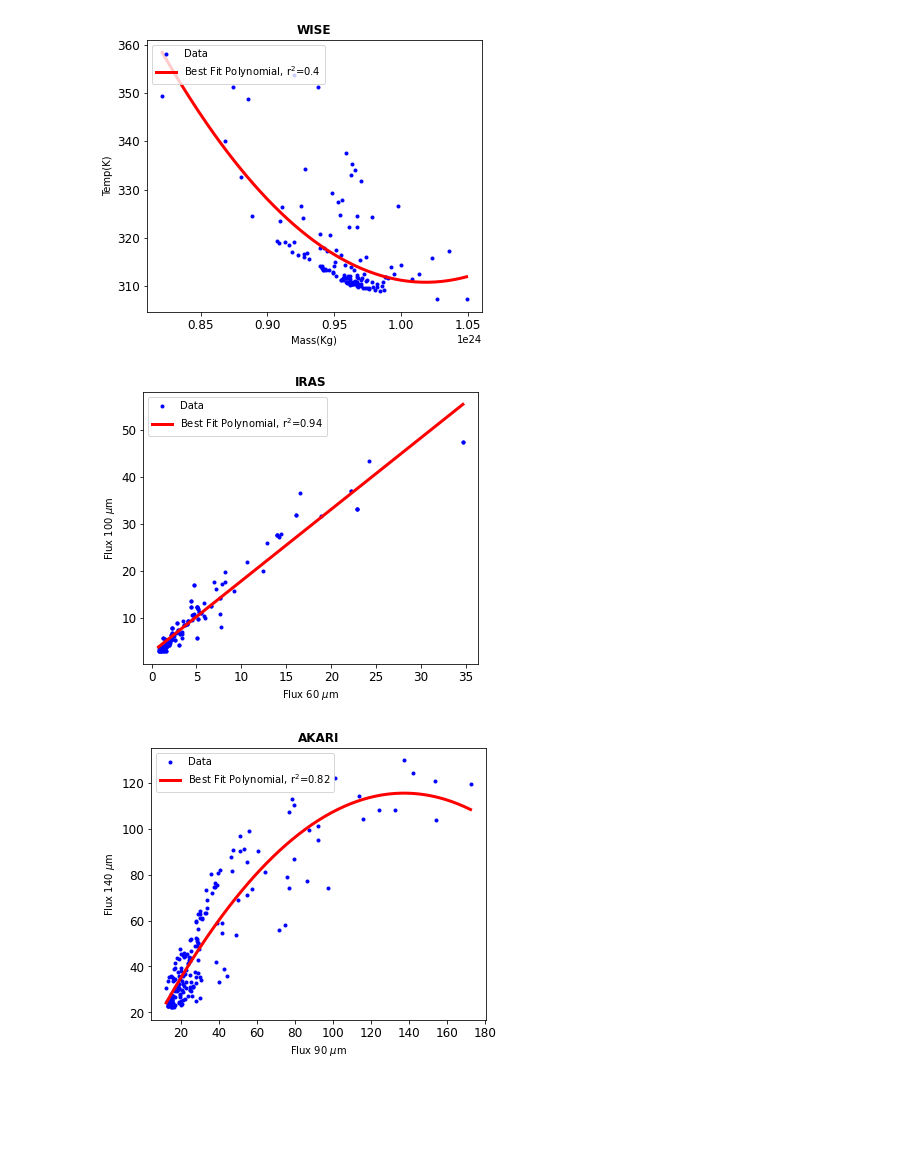
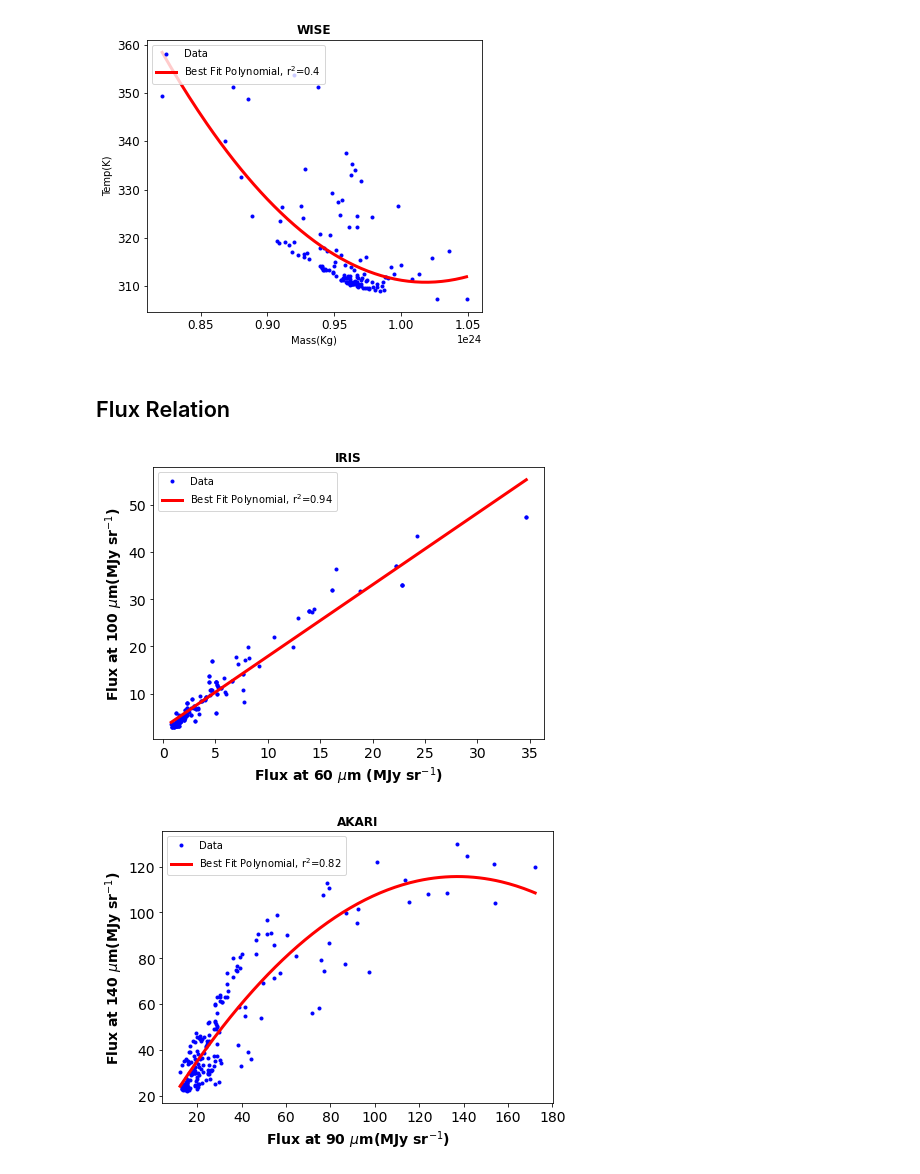
Before and after one commit to zovelsanj/MajorProjectBSc, a Jupyter notebook: codes/Cavity-profile.ipynb, the cells around one changed output. Saved outputs shown, nothing was run; the diff lists cells and outputs as text; code cells hidden in the pictures; blank space fills up the shorter version.

```diff
--- a/codes/Cavity-profile.ipynb
+++ b/codes/Cavity-profile.ipynb
@@ -151,5 +186,5 @@ data_akari
 # %%
-Temp = -96/(np.log((data_iras.F60/data_iras.F100)*0.6**5))
-data_iras['Temp'] = Temp
+Temp1 = -96/(np.log((data_iras.F60/data_iras.F100)*0.6**5))
+data_iras['Temp'] = Temp1
 data_iras
 # %% [output]
@@ -169,5 +204,5 @@ data_iras
 # %%
-Temp = -545.13/(np.log((data_wise.F12/data_wise.F22)*0.55**5))
-data_wise['Temp'] = Temp
+Temp1 = -545.13/(np.log((data_wise.F12/data_wise.F22)*0.6**5))
+data_wise['Temp'] = Temp1
 data_wise
 # %% [output]
@@ -451,7 +494,7 @@ gaussian(data_wise.Temp, num_bins)
 # %% [markdown]
 ## DISTANCE CALCULATION BY PARALLAX METHOD
 # %%
-df = pd.read_csv(data_files[2])
+df = pd.read_csv(data_files[0])
 df
 # len(df.parallax)
 # plt.hist(df.parallax)
@@ -800,20 +1017,19 @@ MJiris, MJakari, MJwise
 from sklearn.metrics import r2_score
 from sklearn import linear_model
 # %%
-def polyfit(x, y, xLabel, yLabel, title="IRAS", degree=1):
-    plt.figure(figsize = [6,5])
-    fontsize = 12
+def polyfit(x, y, xLabel, yLabel, title="IRIS", degree=1, fontsize = 14):
+    plt.figure(figsize = [7,5])
     mymodel = np.poly1d(np.polyfit(x, y,degree))
     myline = np.linspace(min(x), max(x), len(y))
     r2 = r2_score(y, mymodel(x))
     plt.plot(x, y,'.b', label = 'Data')
     plt.plot(myline, mymodel(myline),'-',color = 'r',lw =3, label = 'Best Fit Polynomial, r$^2$='+str(np.round(r2, 2)))
     plt.title(title, weight="bold")
-    plt.xlabel(xLabel, weight = None)
-    plt.ylabel(yLabel, weight = None)
+    plt.xlabel(xLabel, weight = 'bold',fontsize=fontsize)
+    plt.ylabel(yLabel, weight = 'bold',fontsize=fontsize)
     plt.xticks(fontweight = None,fontsize=fontsize, color = 'k')
     plt.yticks(fontweight = None,fontsize=fontsize,color='k')
-    plt.legend(fontsize = 10, loc = 'upper right')
+    plt.legend(fontsize = 10, loc = 'upper left')
 #     print(r2_score(y, mymodel(x)))
 # %% [markdown]
 ### Flux vs Av
@@ -852,14 +1068,16 @@ polyfit(data_wise.Mass, data_wise.Temp, "Mass(Kg)", "Temp(K)", title="WISE", deg
 # plt.savefig(FIG_DIR+"wise-massTempFit.png")
 # %% [output]
 [figure]
+# %% [markdown]
+## Flux Relation
 # %%
-polyfit(data_iras.F60, data_iras.F100, "Flux 60 $\mu$m", "Flux 100 $\mu$m", degree=1)
-# plt.savefig(FIG_DIR+"iras-fluxFit.png")
+polyfit(data_iras.F60, data_iras.F100, "Flux at 60 $\mu$m (MJy sr$^{-1}$)", "Flux at 100 $\mu$m(MJy sr$^{-1}$)", degree=1)
+plt.savefig(FIG_DIR+"iras-fluxFit.png")
 # %% [output]
-[figure, old version]
+[figure, new version]
 # %%
-polyfit(data_akari.F90, data_akari.F140, "Flux 90 $\mu$m", "Flux 140 $\mu$m", title="AKARI", degree=2)
-# plt.savefig(FIG_DIR+"akari-fluxFit.png")
+polyfit(data_akari.F90, data_akari.F140, "Flux at 90 $\mu$m(MJy sr$^{-1}$)", "Flux at 140 $\mu$m(MJy sr$^{-1}$)", title="AKARI", degree=2)
+plt.savefig(FIG_DIR+"akari-fluxFit.png")
 # %% [output]
-[figure, old version]
+[figure, new version]
 # %%
```
Also changed, not shown: parts of 42 cells of this notebook.
